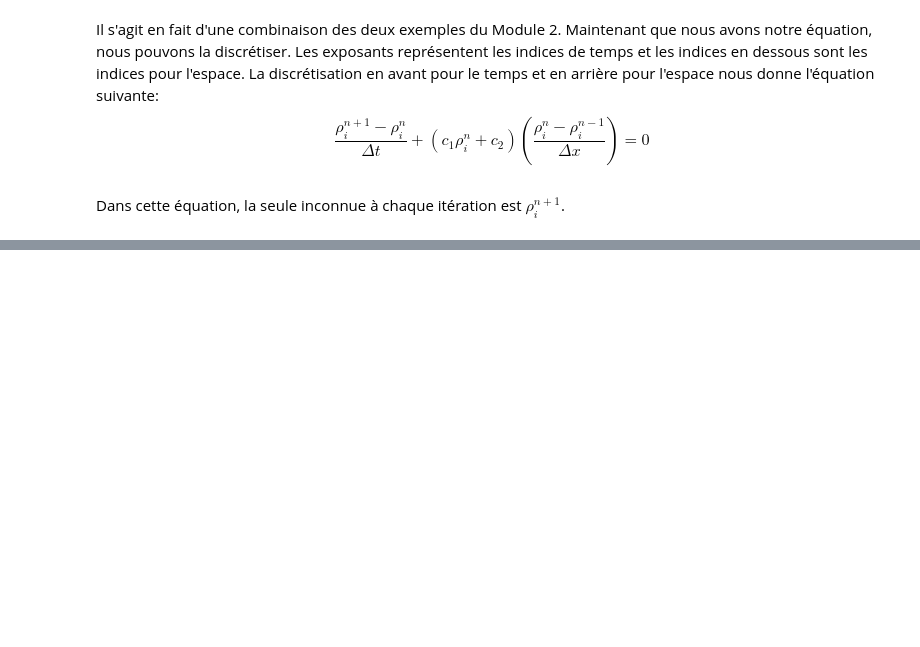
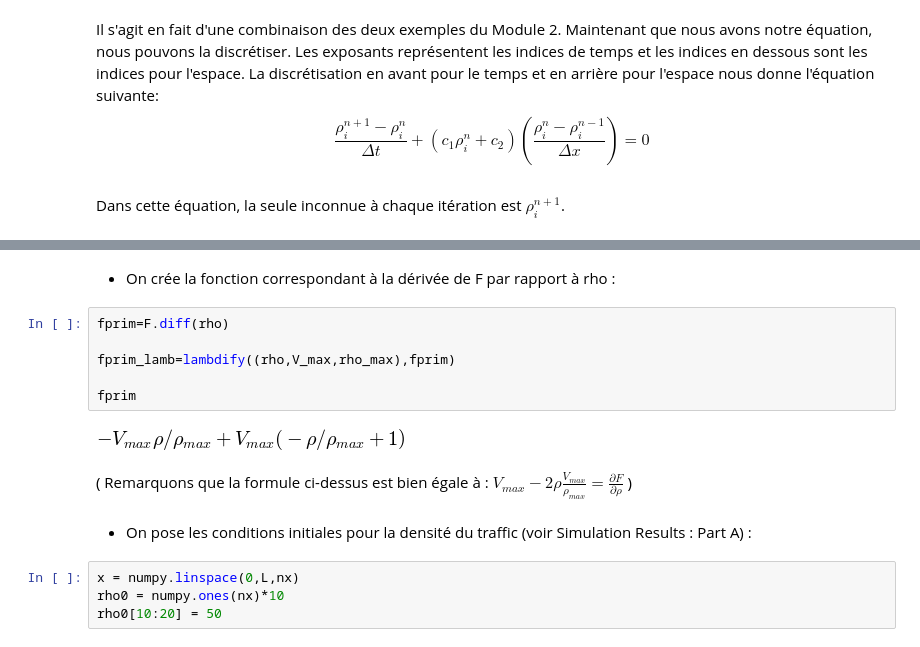
Before and after one commit to CarolineJonas/Module-2---Space-time, a Jupyter notebook: Module2_Traffic.ipynb, the cells around one changed output, grey strips where cells are left out. Saved outputs shown, nothing was run; the diff lists cells and outputs as text; blank space fills up the shorter version.

```diff
--- a/Module2_Traffic.ipynb
+++ b/Module2_Traffic.ipynb
@@ -43,0 +67,18 @@ Dans cette équation, la seule inconnue à chaque itération est $\rho_{i}^{n+1}
+# %% [markdown]
+- On crée la fonction correspondant à la dérivée de F par rapport à rho :
+# %%
+fprim=F.diff(rho)
+
+fprim_lamb=lambdify((rho,V_max,rho_max),fprim)
+
+fprim
+# %% [output]
+[figure, added]
+# %% [markdown]
+( Remarquons que la formule ci-dessus est bien égale à : $V_{max} - 2\rho \frac{V_{max}}{\rho_{max}} = \frac{\partial{F}}{\partial{\rho}}$ )
+# %% [markdown]
+- On pose les conditions initiales pour la densité du traffic (voir Simulation Results : Part A) :
+# %%
+x = numpy.linspace(0,L,nx)
+rho0 = numpy.ones(nx)*10
+rho0[10:20] = 50
```
Also changed, not shown: parts of 19 cells of this notebook.
